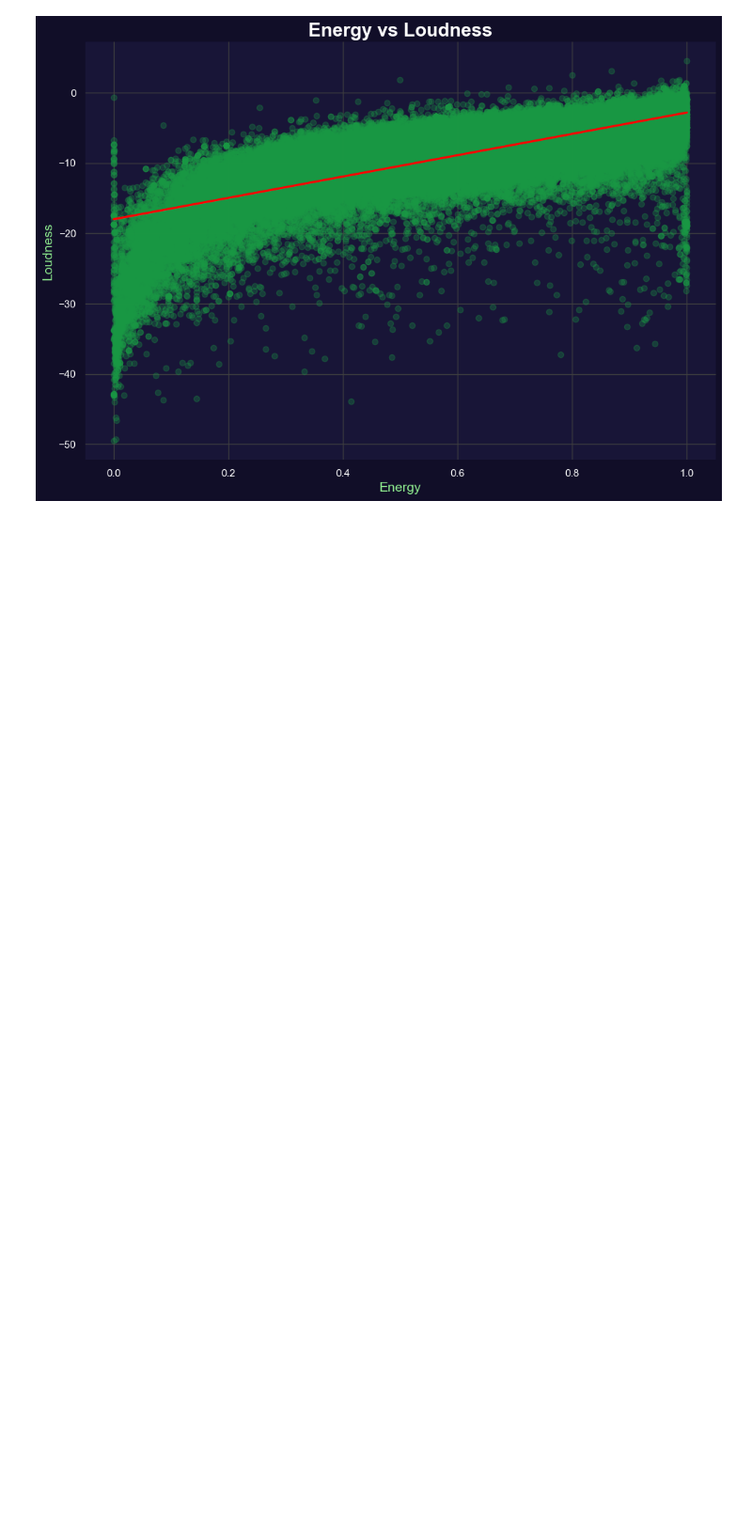
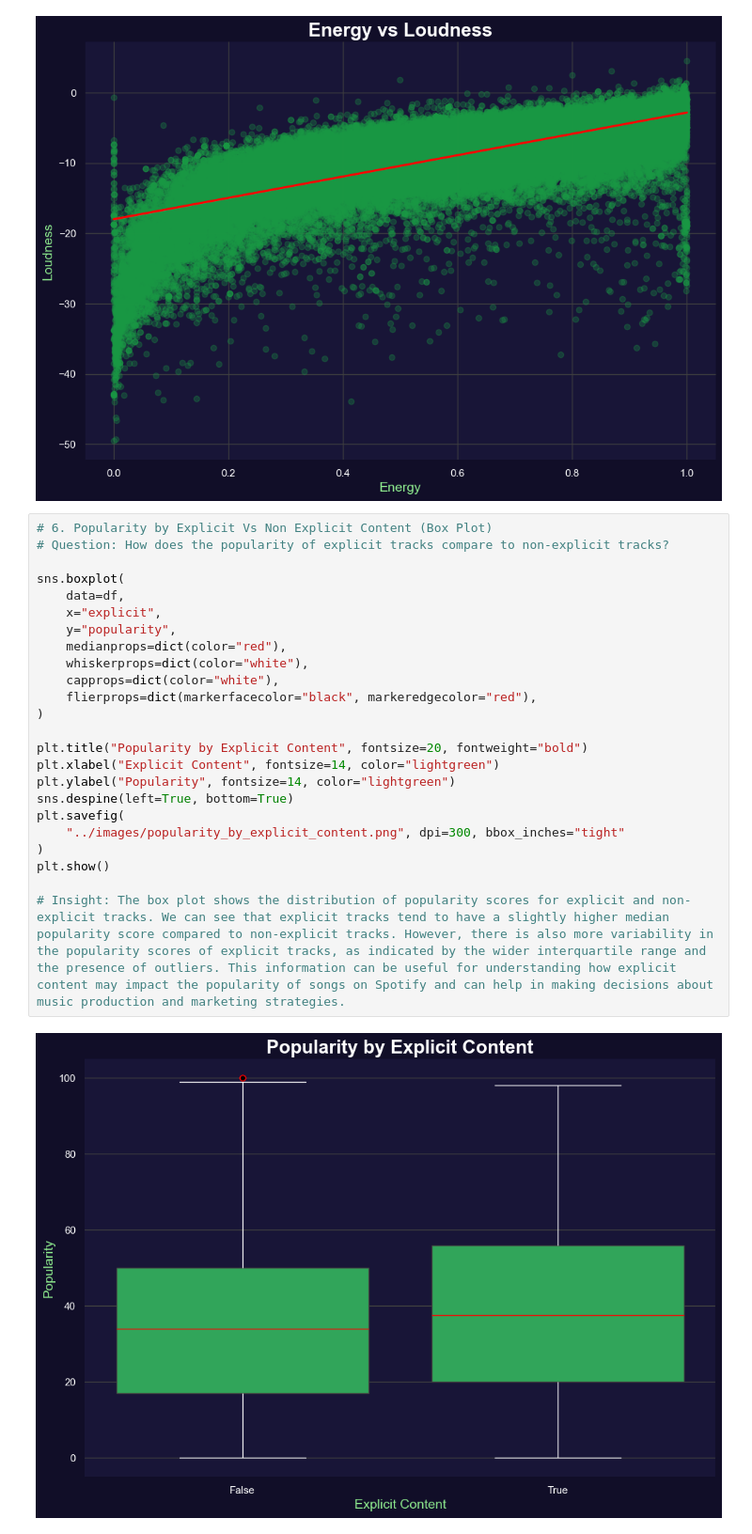
Before and after one commit to mianxabdullah/Spotify_Dashboard, a Jupyter notebook: notebooks/spotify_dashboard.ipynb, the cells around one changed output. Shown at 94% size. Cells and saved outputs as stored; diff of their text form; blank space fills up the shorter version.

Commit message:
Added Popularity by Explicit Vs Non Explicit Content (Box Plot)

```diff
--- a/notebooks/spotify_dashboard.ipynb
+++ b/notebooks/spotify_dashboard.ipynb
@@ -247,3 +247,29 @@ plt.show()
 # Insight: The scatter plot with regression line shows the relationship between the energy and loudness of Spotify tracks. We can see that there is a positive correlation between energy and loudness, meaning that as the energy of a track increases, its loudness also tends to increase. This information can be useful for understanding how different audio features relate to each other and can help in making decisions about music production and playlist curation.
 # %% [output]
 [figure]
+# %%
+# 6. Popularity by Explicit Vs Non Explicit Content (Box Plot)
+# Question: How does the popularity of explicit tracks compare to non-explicit tracks?
+
+sns.boxplot(
+    data=df,
+    x="explicit",
+    y="popularity",
+    medianprops=dict(color="red"),
+    whiskerprops=dict(color="white"),
+    capprops=dict(color="white"),
+    flierprops=dict(markerfacecolor="black", markeredgecolor="red"),
+)
+
+plt.title("Popularity by Explicit Content", fontsize=20, fontweight="bold")
+plt.xlabel("Explicit Content", fontsize=14, color="lightgreen")
+plt.ylabel("Popularity", fontsize=14, color="lightgreen")
+sns.despine(left=True, bottom=True)
+plt.savefig(
+    "../images/popularity_by_explicit_content.png", dpi=300, bbox_inches="tight"
+)
+plt.show()
+
+# Insight: The box plot shows the distribution of popularity scores for explicit and non-explicit tracks. We can see that explicit tracks tend to have a slightly higher median popularity score compared to non-explicit tracks. However, there is also more variability in the popularity scores of explicit tracks, as indicated by the wider interquartile range and the presence of outliers. This information can be useful for understanding how explicit content may impact the popularity of songs on Spotify and can help in making decisions about music production and marketing strategies.
+# %% [output]
+[figure, added]
```
